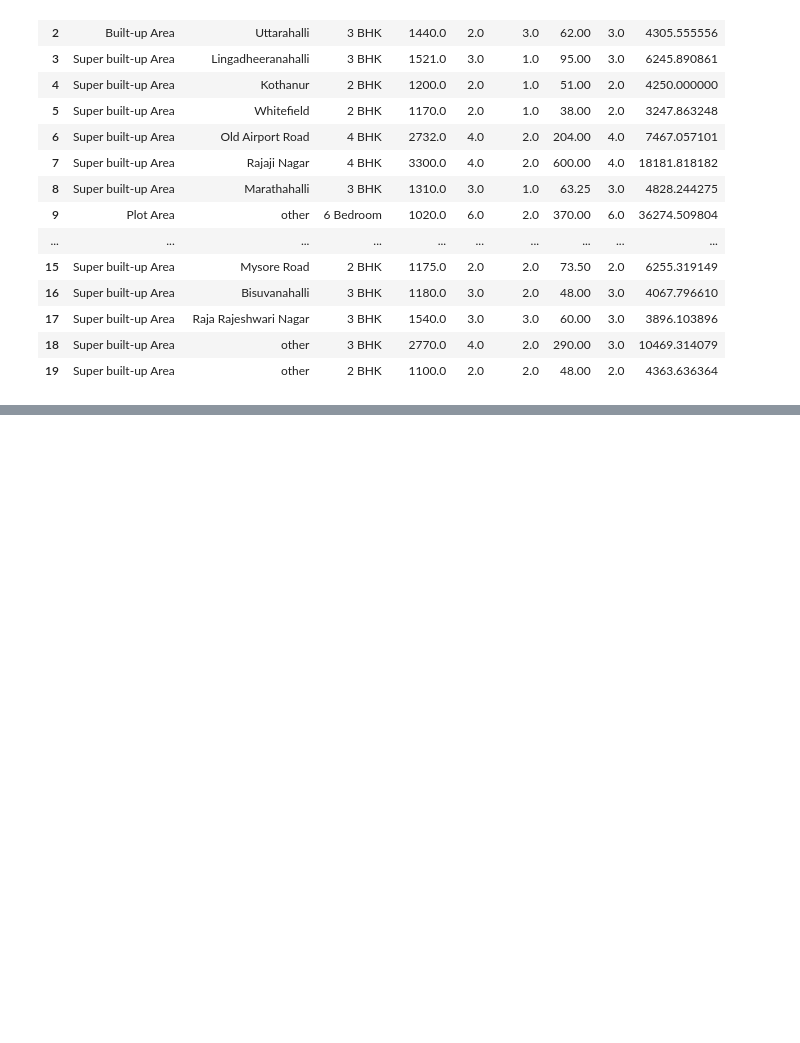
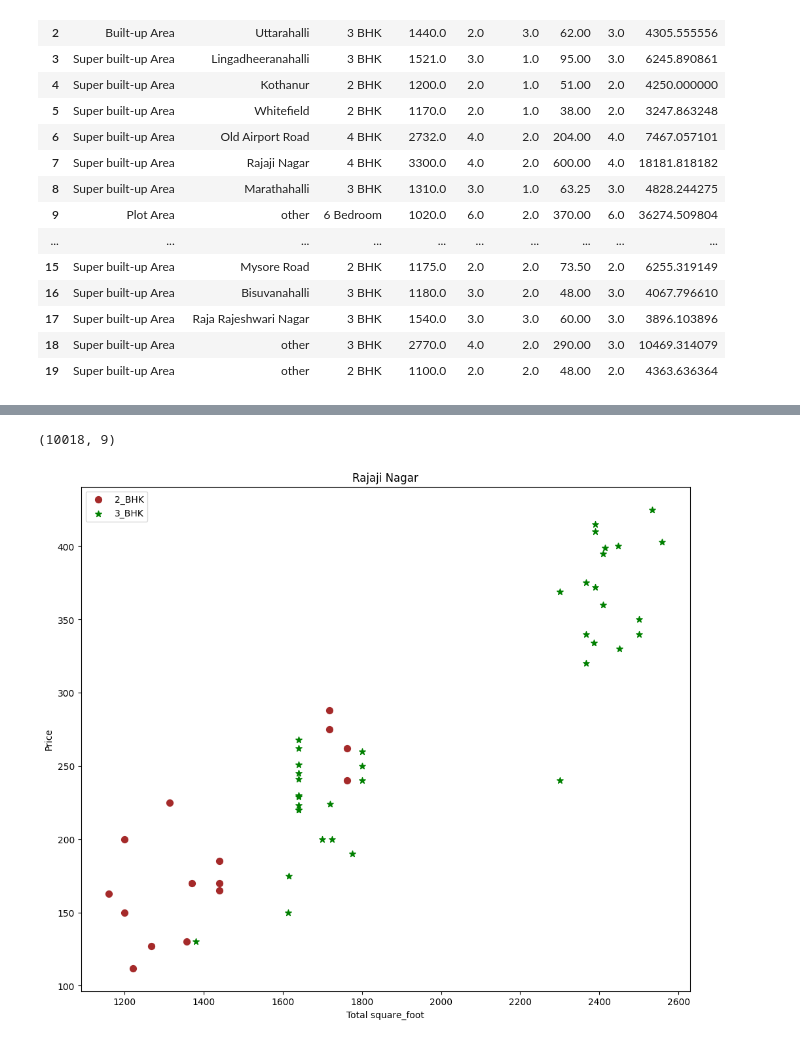
Before and after one commit to OMKAR1022/House_prediction, a Jupyter notebook: house_model.ipynb, the cells around one changed output, grey strips where cells are left out. Cells and saved outputs as stored; diff of their text form; code cells hidden in the pictures; blank space fills up the shorter version.

Commit message:
Remove Outliers

```diff
--- a/house_model.ipynb
+++ b/house_model.ipynb
@@ -366,0 +398,2 @@ df3.head(20)
+# %%
+df4 = df3[~(df3.total_sqft/df3.bhk<=300)]
@@ -366,0 +416,15 @@ df3.head(20)
+# %%
+def outliers_price_per_sq(df):
+    df_final = pd.DataFrame()
+    for key,sub_df in df.groupby('location'):
+        m = np.mean(sub_df.price_per_sq)
+        std = np.std(sub_df.price_per_sq)
+        reduce_df = sub_df[(sub_df.price_per_sq>(m-std)) & (sub_df.price_per_sq<=(m+std))]
+        df_final = pd.concat([df_final,reduce_df],ignore_index=True)
+    return df_final
+
+df5 = outliers_price_per_sq(df4)
+# %%
+df5.shape
+# %% [output]
+(10018, 9)
@@ -366,0 +433,15 @@ df3.head(20)
+# %%
+def scatter_plot(df,location):
+    bhk_2 =df[(df.location == location) &(df.bhk==2)]
+    bhk_3 =df[(df.location == location) &(df.bhk==3)]
+    matplotlib.rcParams['figure.figsize'] = (12,10)
+    plt.scatter(bhk_2.total_sqft,bhk_2.price,color='brown',label='2_BHK',s=50)
+    plt.scatter(bhk_3.total_sqft,bhk_3.price,marker='*',color='green',label='3_BHK',s=50)
+    plt.xlabel("Total square_foot")
+    plt.ylabel("Price")
+    plt.title(location)
+    plt.legend()
+# %%
+scatter_plot(df5,"Rajaji Nagar")
+# %% [output]
+[figure, added]
```
Also changed, not shown: parts of 25 cells of this notebook.
